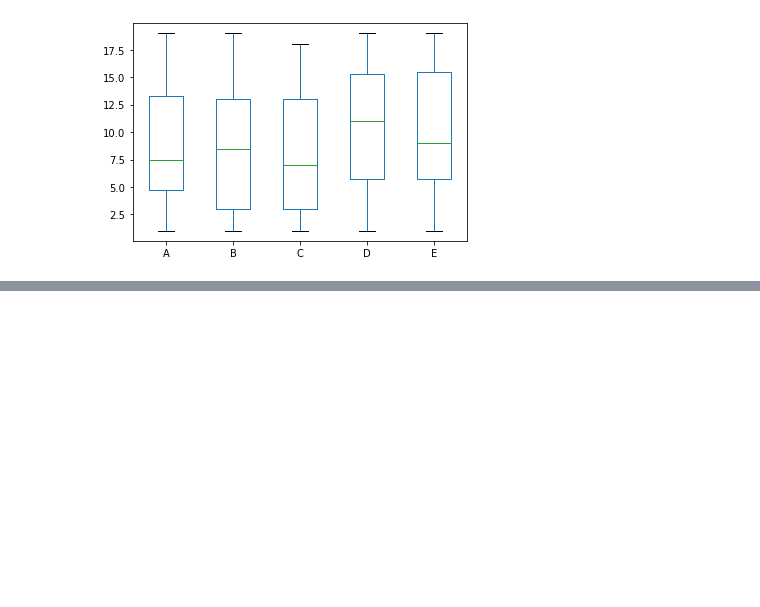
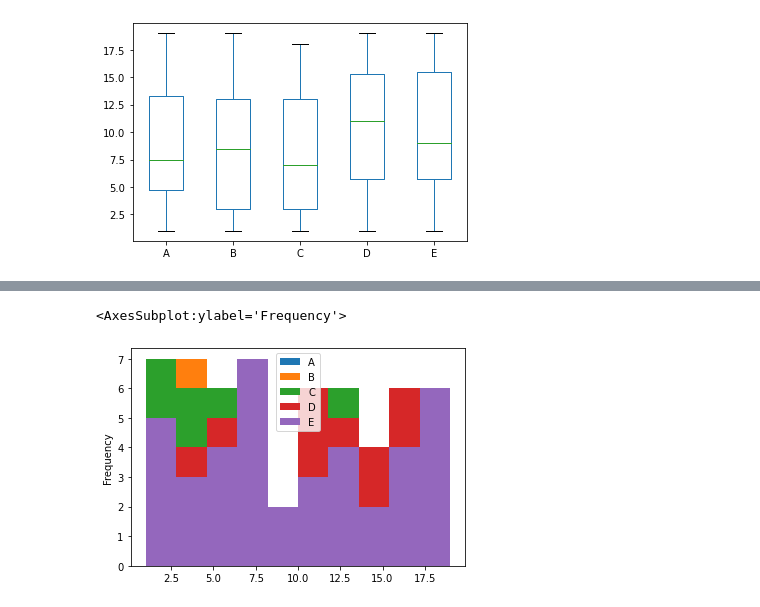
Before and after one commit to jstinlie/BelajarPandas, a Jupyter notebook: pandas32.ipynb, the cells around one changed output, grey strips where cells are left out. Saved outputs shown, nothing was run; the diff lists cells and outputs as text; code cells hidden in the pictures; blank space fills up the shorter version.

Commit message:
Histogram

```diff
--- a/pandas32.ipynb
+++ b/pandas32.ipynb
@@ -119,0 +131,5 @@ df.plot(kind='box')
+# %%
+df.plot(kind='hist')
+# %% [output]
+<AxesSubplot:ylabel='Frequency'>
+[figure, added]
```
Also changed, not shown: parts of 3 cells of this notebook.
